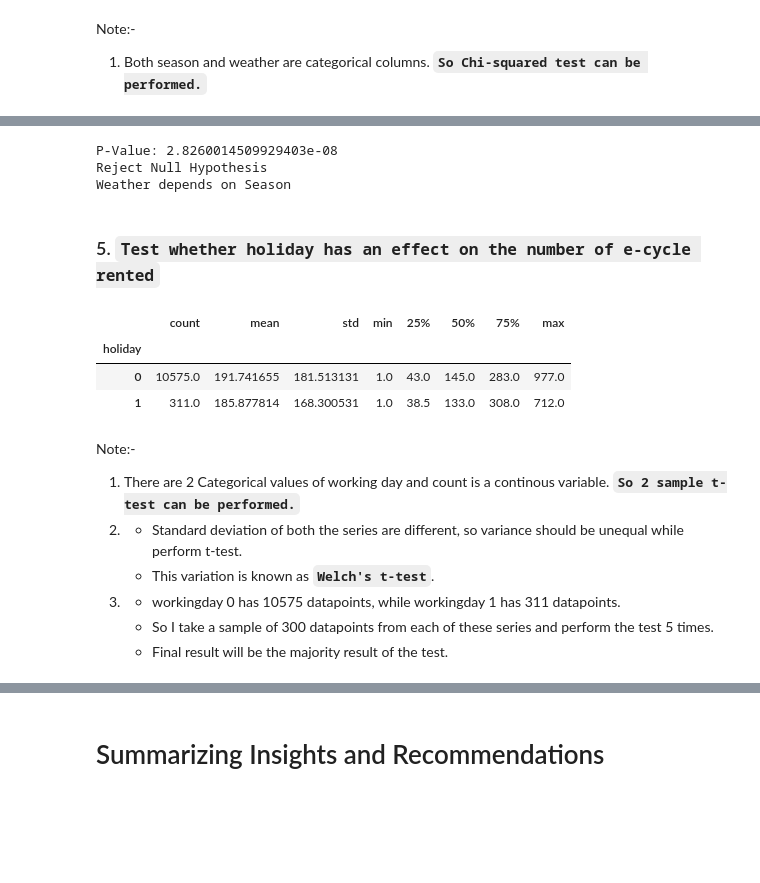
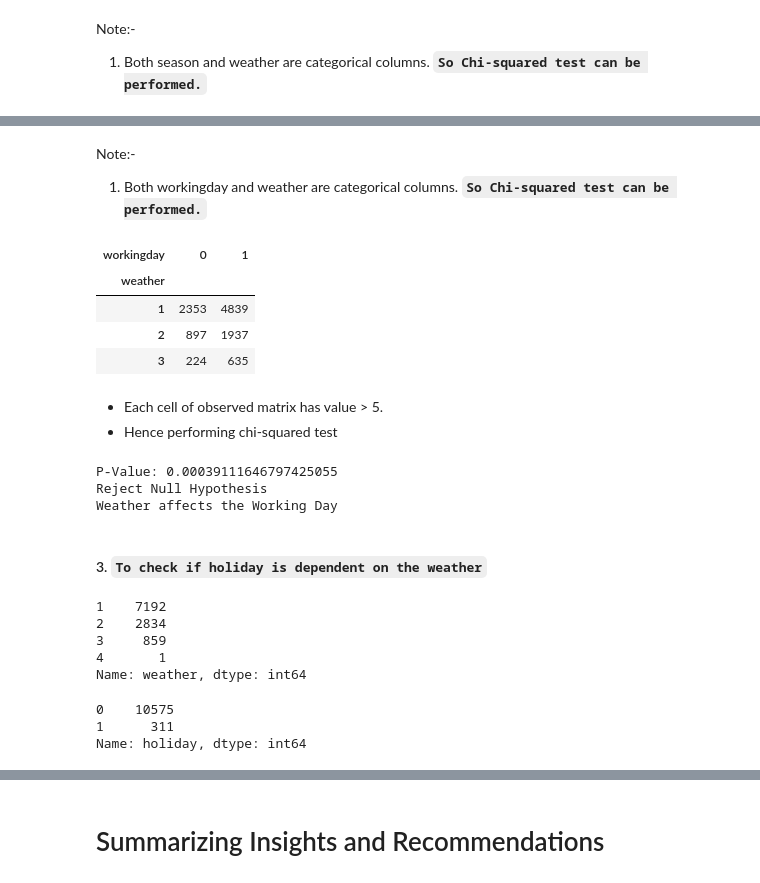
Before and after one commit to 9anubhavtyagi/yulu_eda, a Jupyter notebook: yulu_eda.ipynb, the cells around one changed output, grey strips where cells are left out. Saved outputs shown, nothing was run; the diff lists cells and outputs as text; code cells hidden in the pictures; blank space fills up the shorter version.

```diff
--- a/yulu_eda.ipynb
+++ b/yulu_eda.ipynb
@@ -1364,30 +1617,45 @@ alpha = 0.05
+# %% [markdown]
+Note:-
+
+1. Both workingday and weather are categorical columns. **`So Chi-squared test can be performed.`**
 # %%
 temp_df = df.loc[df['weather'] != 4]
-observed_matrix = pd.crosstab(index=temp_df['weather'], columns=temp_df['season'])
+observed_matrix = pd.crosstab(index=temp_df['weather'], columns=temp_df['workingday'])
 
-chi_stat, p_value, dof, expected_matrix = stats.chi2_contingency(observed_matrix)
-show_test_result(Ho, Ha, p_value, alpha)
+observed_matrix
 # %% [output]
-P-Value: 2.8260014509929403e-08
-Reject Null Hypothesis
-Weather depends on Season
+| workingday | 0 | 1 |
+| weather |  |  |
+| 1 | 2353 | 4839 |
+| 2 | 897 | 1937 |
+| 3 | 224 | 635 |
-# %% [markdown]
-### 5. `Test whether holiday has an effect on the number of e-cycle rented`
+# %% [markdown]
+- Each cell of observed matrix has value > 5.
+- Hence performing chi-squared test
+# %%
+Ho = "Weather doesn't affect the Working Day"
+Ha = "Weather affects the Working Day"
+alpha = 0.05
+
+chi_stat, p_value, dof, expected_matrix = stats.chi2_contingency(observed_matrix)
+show_test_result(Ho, Ha, p_value, alpha)
+# %% [output]
+P-Value: 0.00039111646797425055
+Reject Null Hypothesis
+Weather affects the Working Day
+# %% [markdown]
+#### 3. `To check if holiday is dependent on the weather`
+# %%
+df['weather'].value_counts()
+# %% [output]
+1    7192
+2    2834
+3     859
+4       1
+Name: weather, dtype: int64
 # %%
-df.groupby("holiday")['count'].describe()
+df['holiday'].value_counts()
 # %% [output]
-|  | count | mean | std | min | 25% | 50% | 75% | max |
-| holiday |  |  |  |  |  |  |  |  |
-| 0 | 10575.0 | 191.741655 | 181.513131 | 1.0 | 43.0 | 145.0 | 283.0 | 977.0 |
-| 1 | 311.0 | 185.877814 | 168.300531 | 1.0 | 38.5 | 133.0 | 308.0 | 712.0 |
+0    10575
+1      311
+Name: holiday, dtype: int64
-# %% [markdown]
-Note:-
-
-1. There are 2 Categorical values of working day and count is a continous variable. **`So 2 sample t-test can be performed.`**
-2.
-    - Standard deviation of both the series are different, so variance should be unequal while perform t-test.
-    - This variation is known as **`Welch's t-test`**.
-3.
-    - workingday 0 has 10575 datapoints, while workingday 1 has 311 datapoints.
-    - So I take a sample of 300 datapoints from each of these series and perform the test 5 times.
-    - Final result will be the majority result of the test.
```
Also changed, not shown: parts of 70 cells of this notebook.
